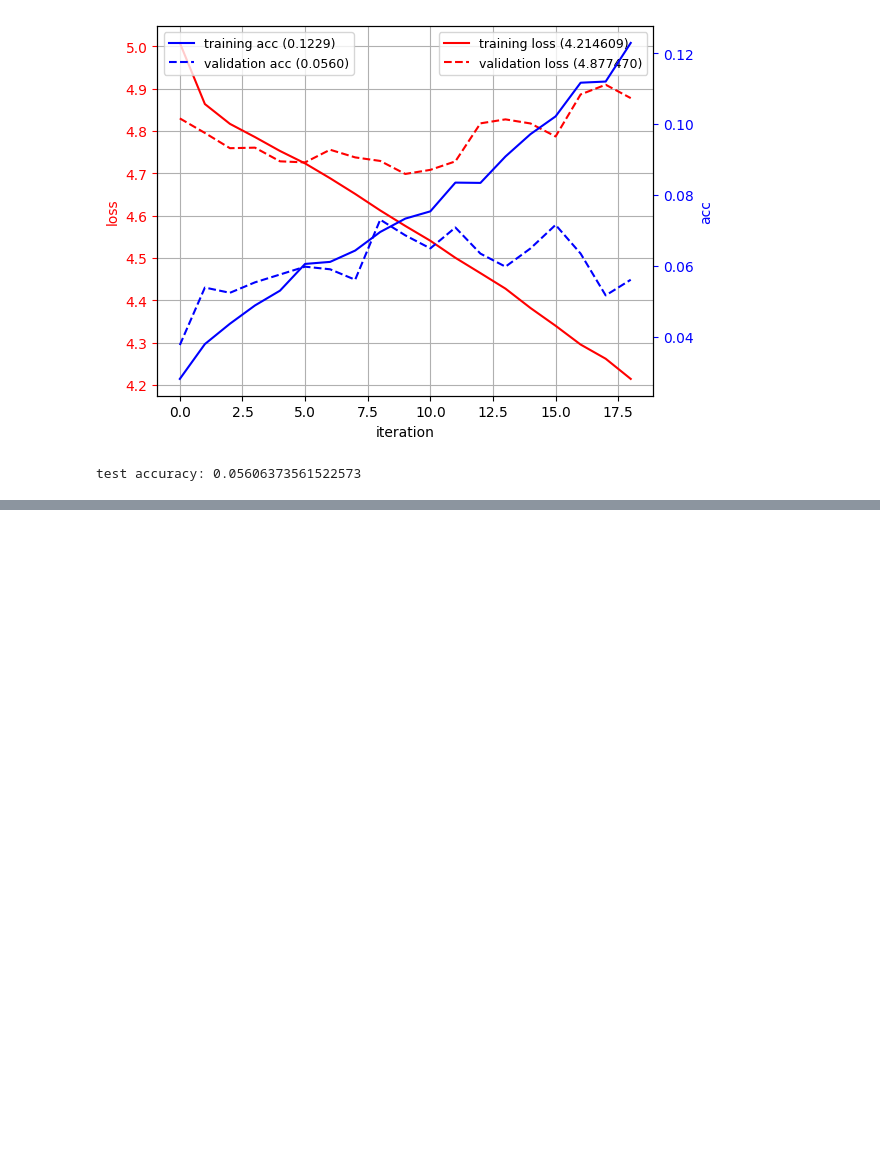
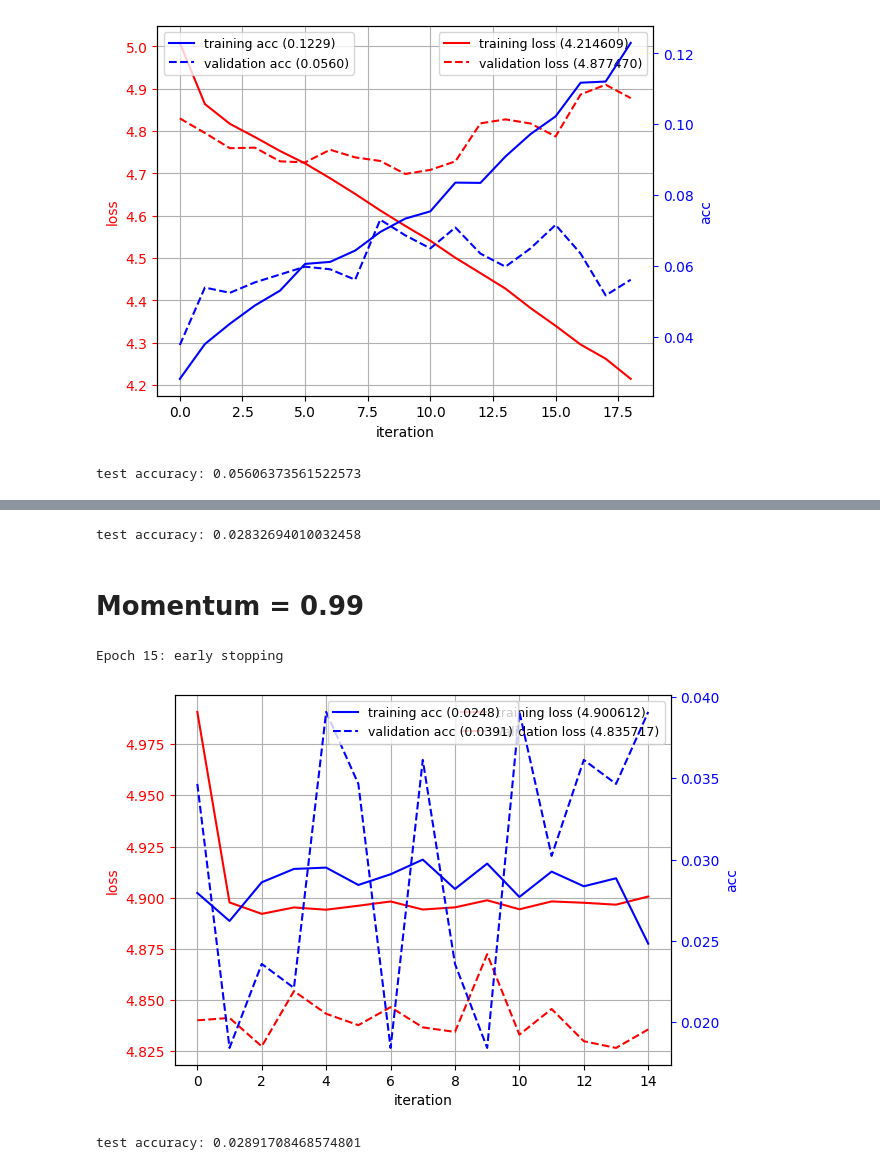
Before and after one commit to iser97/ml_project_birdclef23, a Jupyter notebook: rmsfeature.ipynb, the cells around one changed output, grey strips where cells are left out. Drawn from its saved outputs; the diff is of its cells as text; code cells hidden in the pictures; blank space fills up the shorter version.

```diff
--- a/rmsfeature.ipynb
+++ b/rmsfeature.ipynb
@@ -427,0 +668,59 @@ test accuracy: 0.05606373561522573
+# %%
+predY = nn.predict(test_data, verbose=False)
+predYs=[]
+for i in range(len(predY)):
+    predYs.append(np.argmax(predY[i]))
+len1 = len(predYs)
+predYs.append(263)
+predY1= keras.utils.to_categorical(predYs)
+acc = metrics.accuracy_score(test_classes_, np.array(predY1[:len1]))
+print("test accuracy:", acc)
+# %% [output]
+test accuracy: 0.02832694010032458
+# %% [markdown]
+# Momentum = 0.99
+# %%
+
+K.clear_session()
+random.seed(4487); tf.random.set_seed(4487)
+
+nn = Sequential()
+##nn.add(Flatten(input_shape=(19,19,1)))        # input layer flatterning
+nn.add(Dense(units=2000, input_dim=1884, activation='relu')) # hidden layer 1
+nn.add(Dense(units=1000, input_dim=1884, activation='relu')) # hidden layer 2
+nn.add(Dense(units=800, input_dim=1884, activation='relu'))
+nn.add(Dense(units=500, input_dim=1884, activation='relu')) # hidden layer 3
+nn.add(Dense(units=264, activation='softmax')) # output layer
+
+# early stopping criteria
+earlystop = keras.callbacks.EarlyStopping(
+               monitor='val_accuracy',      # use validation accuracy for stopping
+               min_delta=0.00001, patience=10,
+               verbose=1, mode='auto')
+callbacks_list = [earlystop]
+
+# compile and fit the network
+nn.compile(loss=keras.losses.categorical_crossentropy,
+           optimizer=keras.optimizers.SGD(learning_rate=0.1, momentum=0.99, nesterov=True),
+           metrics=['accuracy'])
+
+history = nn.fit(vtrainI, vtrainYb, epochs=100, batch_size=64,
+                 callbacks=callbacks_list,validation_data=validsetI, verbose=False)
+
+
+plot_history(history)
+# %% [output]
+Epoch 15: early stopping
+[figure, added]
+# %%
+predY = nn.predict(test_data, verbose=False)
+predYs=[]
+for i in range(len(predY)):
+    predYs.append(np.argmax(predY[i]))
+len1 = len(predYs)
+predYs.append(263)
+predY1= keras.utils.to_categorical(predYs)
+acc = metrics.accuracy_score(test_classes_, np.array(predY1[:len1]))
+print("test accuracy:", acc)
+# %% [output]
+test accuracy: 0.02891708468574801
```
Also changed, not shown: parts of 30 cells of this notebook.
